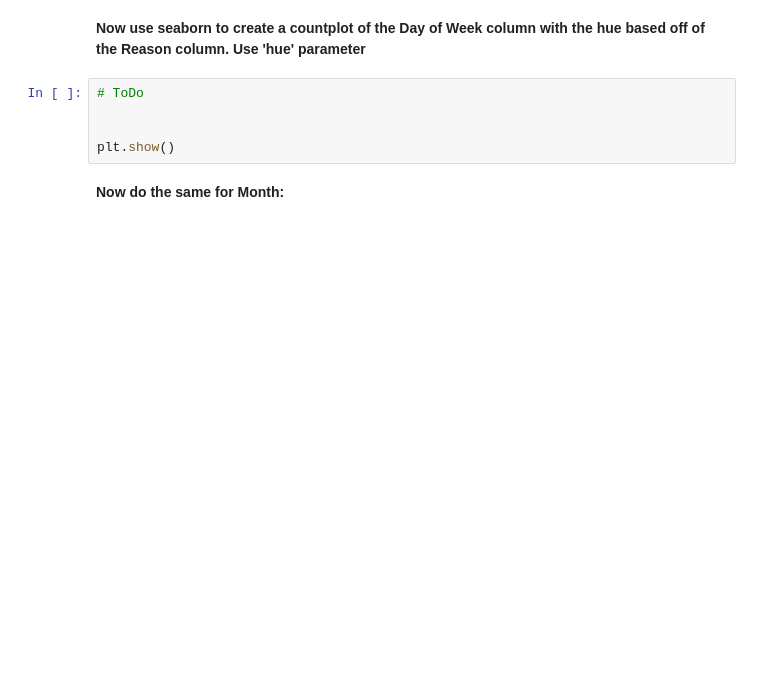
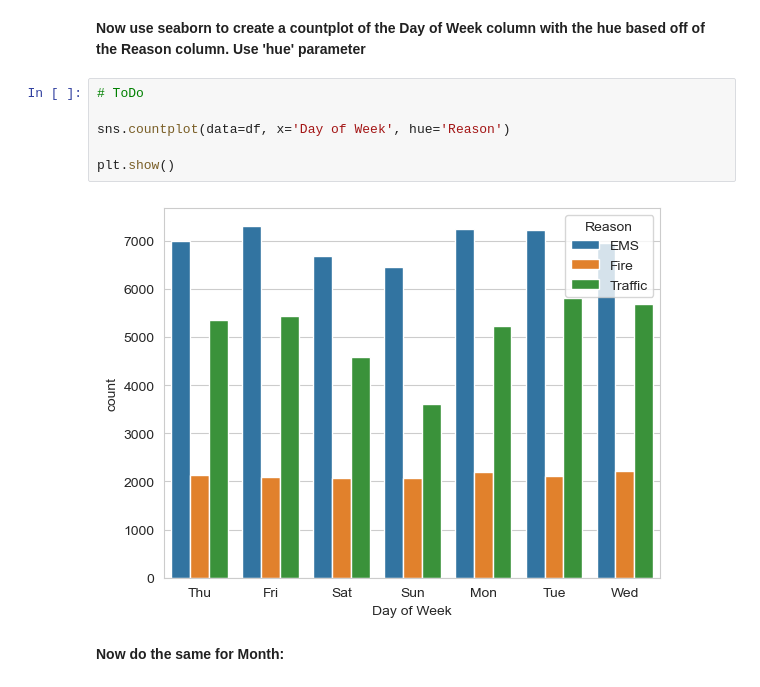
Before and after one commit to ifsa-prague-tech/ml26, a Jupyter notebook: e-eda/ml_s5_1_Exercise-911-Calls.ipynb, the cells around one changed output. Cells and saved outputs as stored; diff of their text form; blank space fills up the shorter version.

```diff
--- a/e-eda/ml_s5_1_Exercise-911-Calls.ipynb
+++ b/e-eda/ml_s5_1_Exercise-911-Calls.ipynb
@@ -125,10 +235,13 @@ plt.show()
 # %% [markdown]
 **Now use seaborn to create a countplot of the Day of Week column with the hue based off of the Reason column. Use 'hue' parameter**
-# %%
-# ToDo
-
-
-plt.show()
+# %%
+# ToDo
+
+sns.countplot(data=df, x='Day of Week', hue='Reason')
+
+plt.show()
+# %% [output]
+[figure, added]
 # %% [markdown]
 **Now do the same for Month:**
 # %%
```
Also changed, not shown: parts of 23 cells of this notebook, 7 other files.
